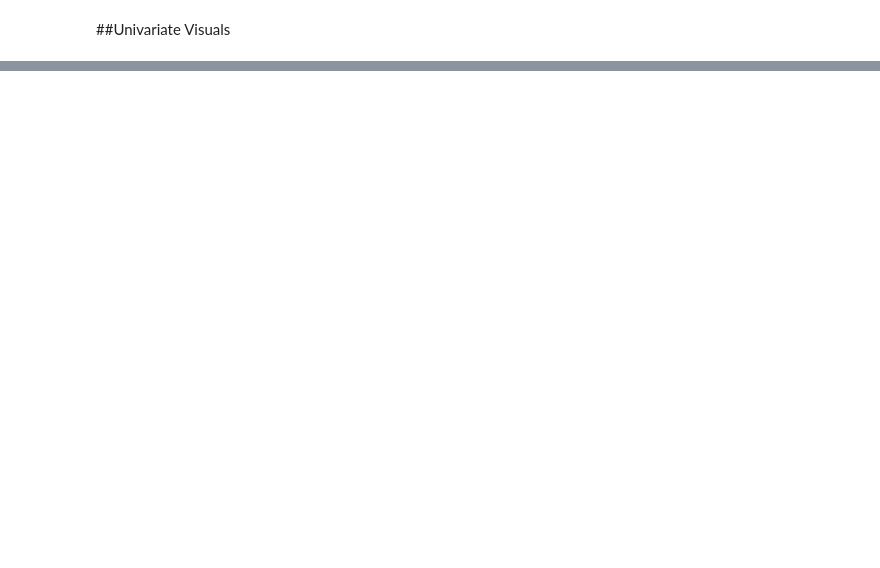
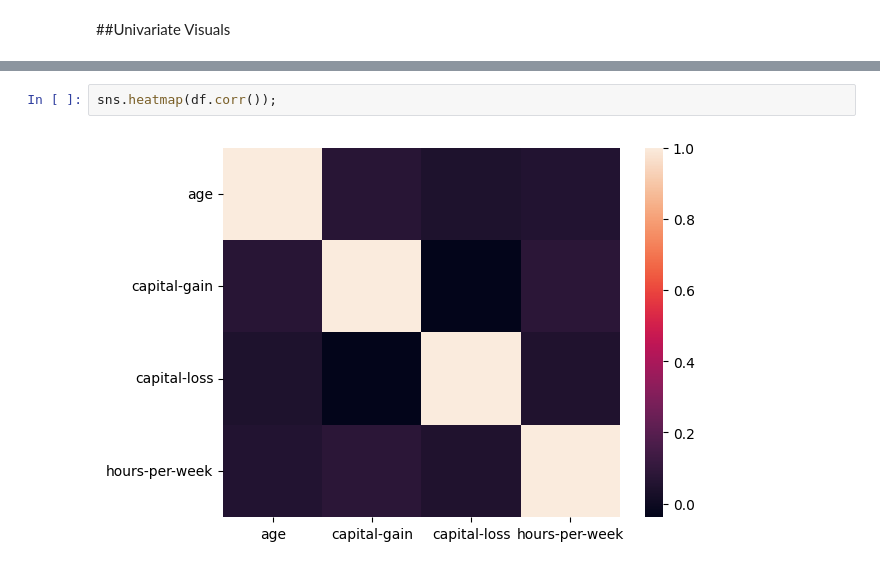
Before and after one commit to thejustinfields/incomepredictions, a Jupyter notebook: AdultIncome.ipynb, the cells around one changed output, grey strips where cells are left out. Drawn from its saved outputs; the diff is of its cells as text; blank space fills up the shorter version.

```diff
--- a/AdultIncome.ipynb
+++ b/AdultIncome.ipynb
@@ -200 +520,5 @@ income             2
 dtype: int64
+# %%
+sns.heatmap(df.corr());
+# %% [output]
+[figure, added]
```
Also changed, not shown: parts of 35 cells of this notebook.
